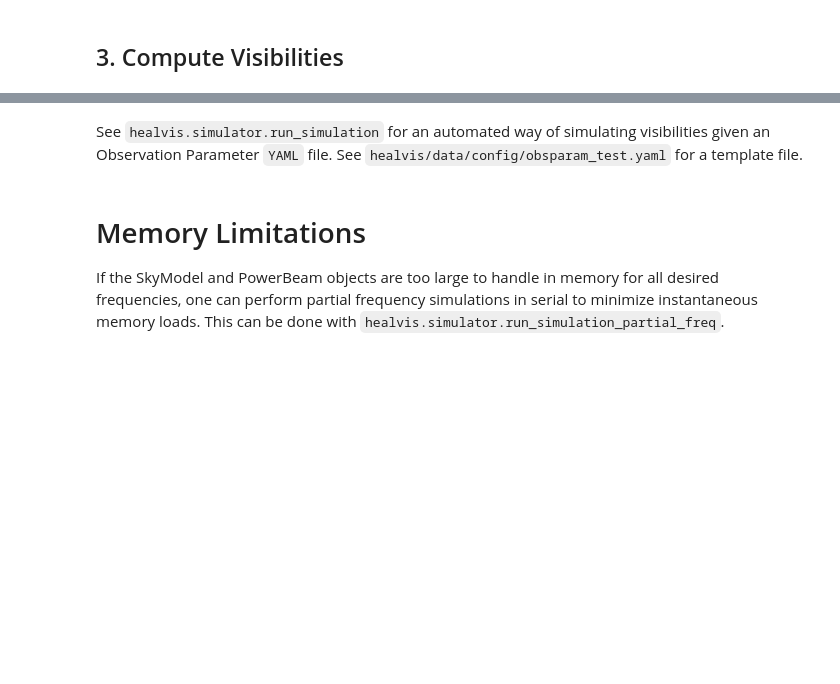
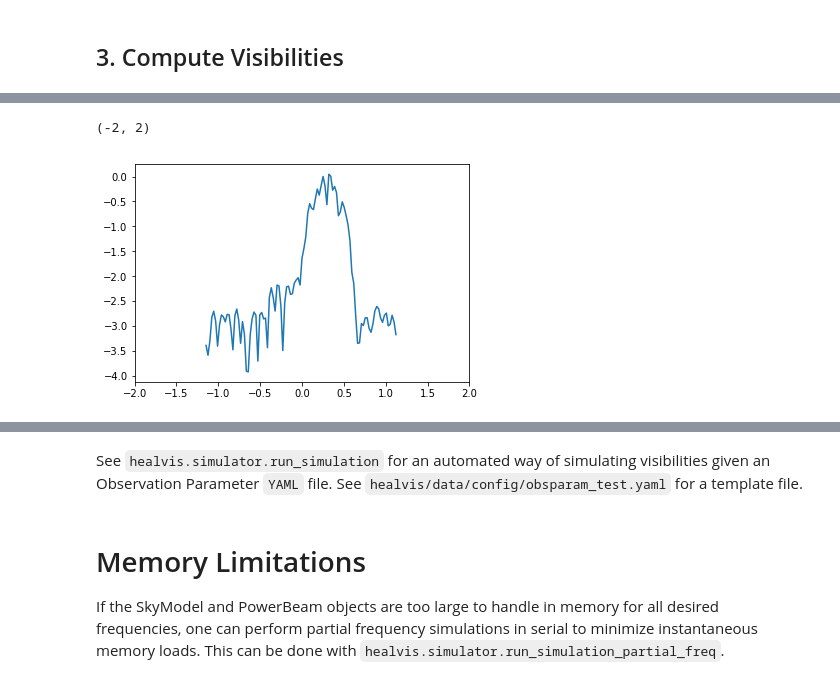
Before and after one commit to rasg-affiliates/healvis, a Jupyter notebook: notebooks/running_healvis.ipynb, the cells around one changed output, grey strips where cells are left out. Saved outputs shown, nothing was run; the diff lists cells and outputs as text; code cells hidden in the pictures; blank space fills up the shorter version.

```diff
--- a/notebooks/running_healvis.ipynb
+++ b/notebooks/running_healvis.ipynb
@@ -83,3 +121,13 @@ Wall time: 4.64 s
+# %%
+from scipy.signal import windows
+dfft = np.fft.fftshift(np.fft.ifft(eor_vis[:, 0, 0] * windows.blackmanharris(len(times))))
+frates = np.fft.fftshift(np.fft.fftfreq(len(times), np.diff(times)[0] * 24 * 3600) * 1e3)
+
+plt.plot(frates, np.log10(np.abs(dfft/dfft.max())))
+plt.xlim(-2, 2)
+# %% [output]
+(-2, 2)
+[figure, added]
 # %%
 %%time
 gsm_vis, times, bls = obs.make_visibilities(gsm, beam_pol='XX')
```
Also changed, not shown: parts of 12 cells of this notebook, 1 other file.
